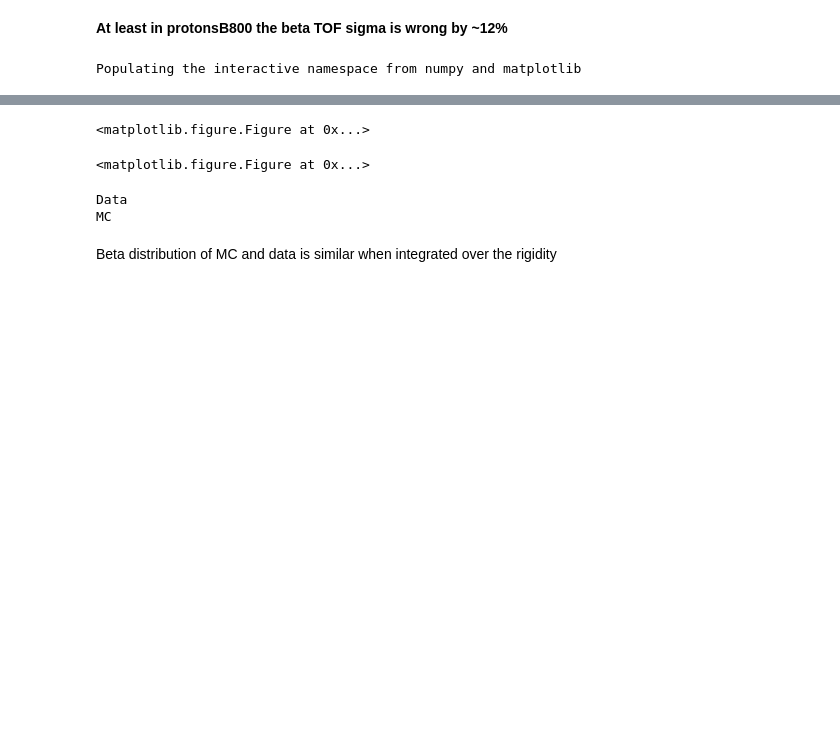
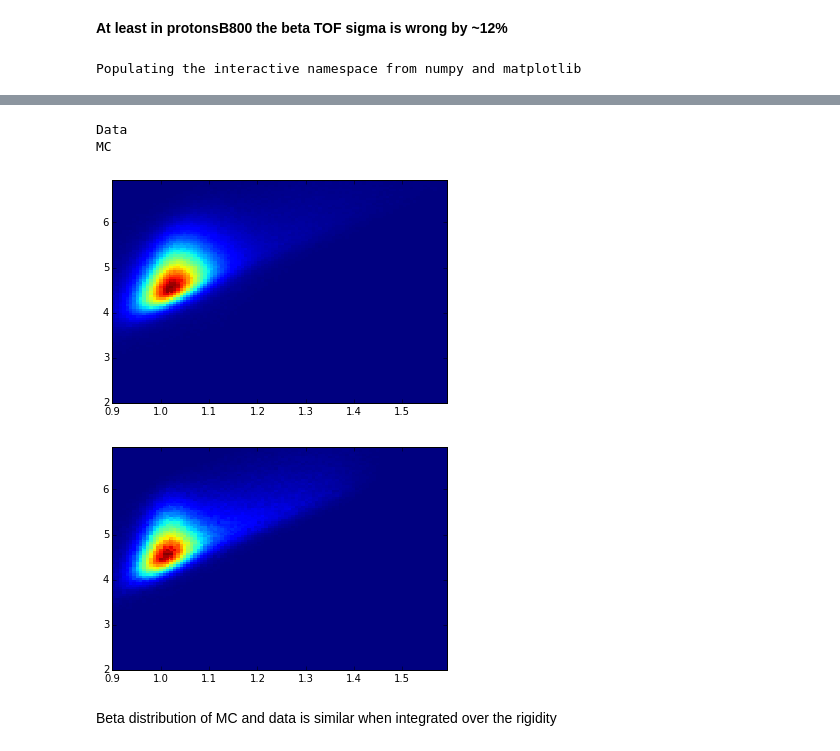
Before and after one commit to KKostya/AMSDeutons, a Jupyter notebook: misc/doc/Notebooks/TOF/sigmaBetaTOF.ipynb, the cells around one changed output, grey strips where cells are left out. Saved outputs shown, nothing was run; the diff lists cells and outputs as text; code cells hidden in the pictures; blank space fills up the shorter version.

Commit message:
adding plots

```diff
--- a/misc/doc/Notebooks/TOF/sigmaBetaTOF.ipynb
+++ b/misc/doc/Notebooks/TOF/sigmaBetaTOF.ipynb
@@ -138,14 +140,14 @@ def loadBinary(dirname):
     print 'loading : ' + dirname
     data=dict()
     for file in os.listdir(dirname):
-        if file.startswith(('time_L','R_','betaH_','beta_','NTofClusterH_')):
+        if file.startswith(('time_L','R_','betaH_','beta_','NTofClusterH_','GenDir','GenCoo')):
             data[file.split('_chunk')[0]] = np.fromfile(dirname+'/'+file, np.dtype('float32'))
 
     return DataFrame(data)
 
 def makeDataframe(files, name):
     df = pd.concat(map(loadBinary, files[:50]))
-    df = df[(df.time_L0 > -999) & (df.time_L1 > -999) & (df.time_L2 > -999) & (df.time_L3 > -999) & (df.R < 15) & (df.R > 1) & (df.betaH > 0.5) & (df.betaH < 1.2) & (df.NTofClusterH == 4)]
+    df = df[(df.time_L0 > -999) & (df.time_L1 > -999) & (df.time_L2 > -999) & (df.time_L3 > -999) & (df.R < 30) & (df.R > 1) & (df.betaH > 0.5) & (df.betaH < 1.2) & (df.NTofClusterH == 4)]
     df['binRgdt'] = df['R'].astype('int')
     df.index.name = name
     return df
@@ -173,32 +175,37 @@ loading : /afs/cern.ch/user/b/bcoste/myeos/dstTofTiming/protons.B1034_pr.pl1.120
 # %%
 import sys
+sys.path.insert(0,'../../../../utils/python')
+
 import bigQueryPlotting as bq
 import math
 
 def binning(df,var,nBins,firstBin,lastBin):
     binWidth=(lastBin-firstBin)/nBins
     return firstBin + binWidth * (df[var]-firstBin).floordiv(binWidth)
 
 def plotDataFrame2D(df,nBinsX,firstBinX,lastBinX,nBinsY,firstBinY,lastBinY,varX,varY):
     binX='bin_'+varX
     binY='bin_'+varY
     dfTmp=pd.DataFrame(df[[varX,varY]])
     dfTmp[binX]=binning(dfTmp,varX,nBinsX,firstBinX,lastBinX)
     dfTmp[binY]=binning(dfTmp,varY,nBinsY,firstBinY,lastBinY)
     dfTmp=dfTmp[(dfTmp[binX] >= firstBinX) & (dfTmp[binX] < lastBinX) & (dfTmp[binY] >= firstBinY) & (dfTmp[binY] < lastBinY) ]
     plot_matrix( dfTmp.groupby([binY,binX]).count()[varX].unstack().fillna(0) )
 
 for df in [dfData,dfMC]:
     print df.index.name
     df['invBetaH']=1/df.betaH
+    df['time_L3-time_L0']=df['time_L3']-df['time_L0']
+    df['time_L1-time_L0']=df['time_L1']-df['time_L0']
     df['time_L3-time_L1']=df['time_L3']-df['time_L1']
+    df['time_L3-time_L2']=df['time_L3']-df['time_L2']
     figure()
     plotDataFrame2D(df,100,0.9,1.6,100,2,7.,'invBetaH','time_L3-time_L1')
 # %% [output]
-<matplotlib.figure.Figure at 0x...>
+Data
+MC
-<matplotlib.figure.Figure at 0x...>
-Data
-MC
+[figure, added]
+[figure, added]
 # %% [markdown]
 Beta distribution of MC and data is similar when integrated over the rigidity
 # %%
```
Also changed, not shown: parts of 11 cells of this notebook.
